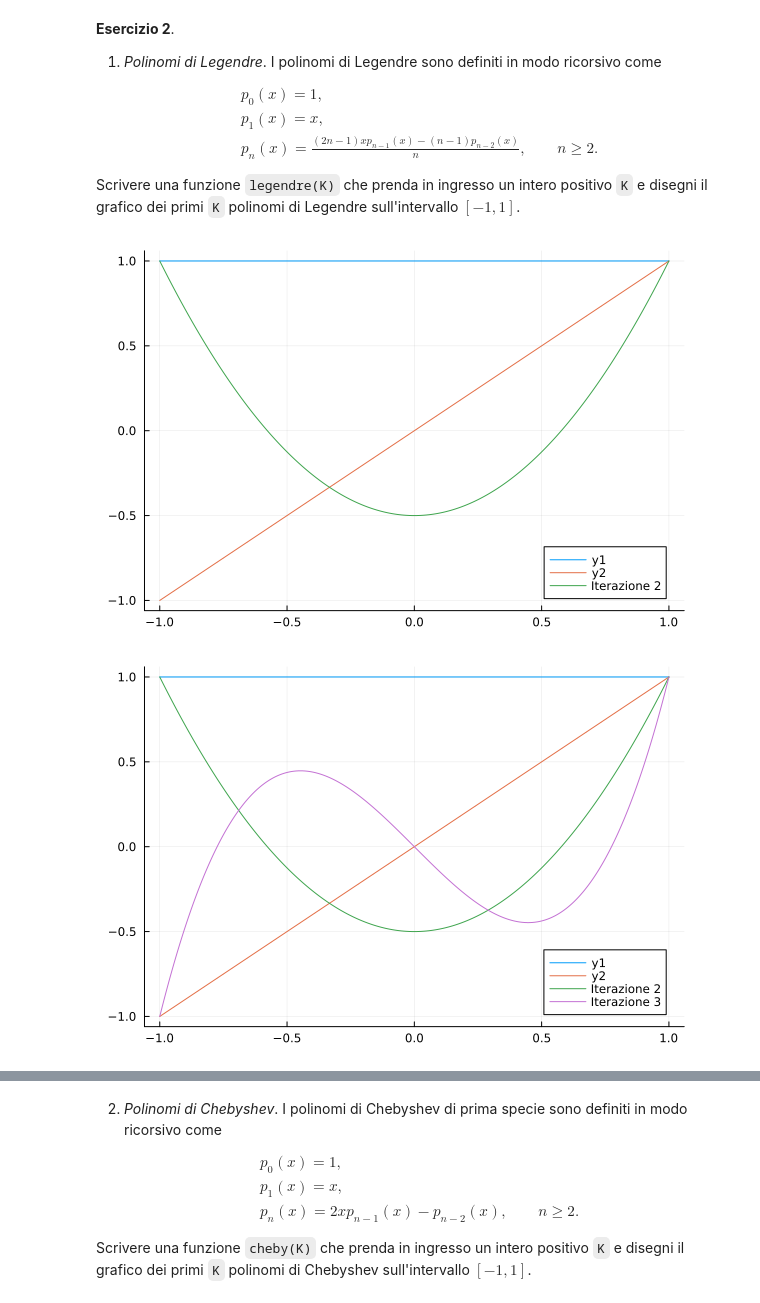
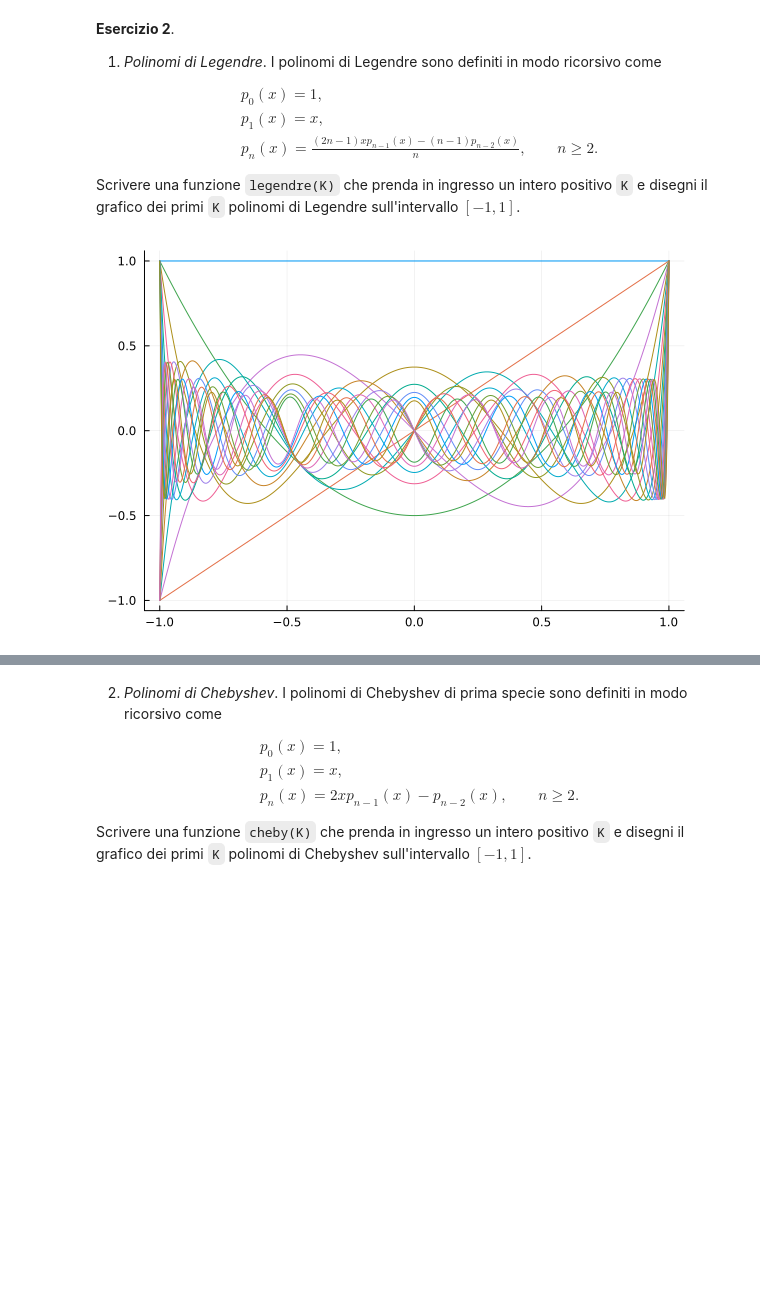
Before and after one commit to eroico378/prova, a Jupyter notebook: 05-polinomi.ipynb, the cells around one changed output, grey strips where cells are left out. Drawn from its saved outputs; the diff is of its cells as text; code cells hidden in the pictures; blank space fills up the shorter version.

```diff
--- a/05-polinomi.ipynb
+++ b/05-polinomi.ipynb
@@ -247,42 +247,36 @@ s= range(-1, 1, length=500)
 xp= Polynomial([0, 1])
 
 if k>=0
 
 f1=Polynomial([1])
-plot(s, f1.(s))
+p = plot(s, f1.(s), legend=false)
 
 end
 
 if k>0
 f2=Polynomial([0, 1])
-plot!(s, f2.(s))
+plot!(p, s, f2.(s))
 end
 
 f3=Polynomial()
 
 for i in 2:k
 
 
 f3=((2*i-1)*xp*f2-(i-1)*f1)/i
 f1=f2
 f2=f3
 
-    plot!(s, f3.(s), label="Iterazione $i")
-    display(current())
-
-
-
-#println("ciao")
+    plot!(p, s, f3.(s))
 
 end
 
 
-
+display(p)
 
 
 end
 
-legendre(5)
+legendre(20)
 # %% [output]
-[figure, old version]
+[figure, new version]
-[figure, removed]
```
Also changed, not shown: parts of 2 cells of this notebook.
